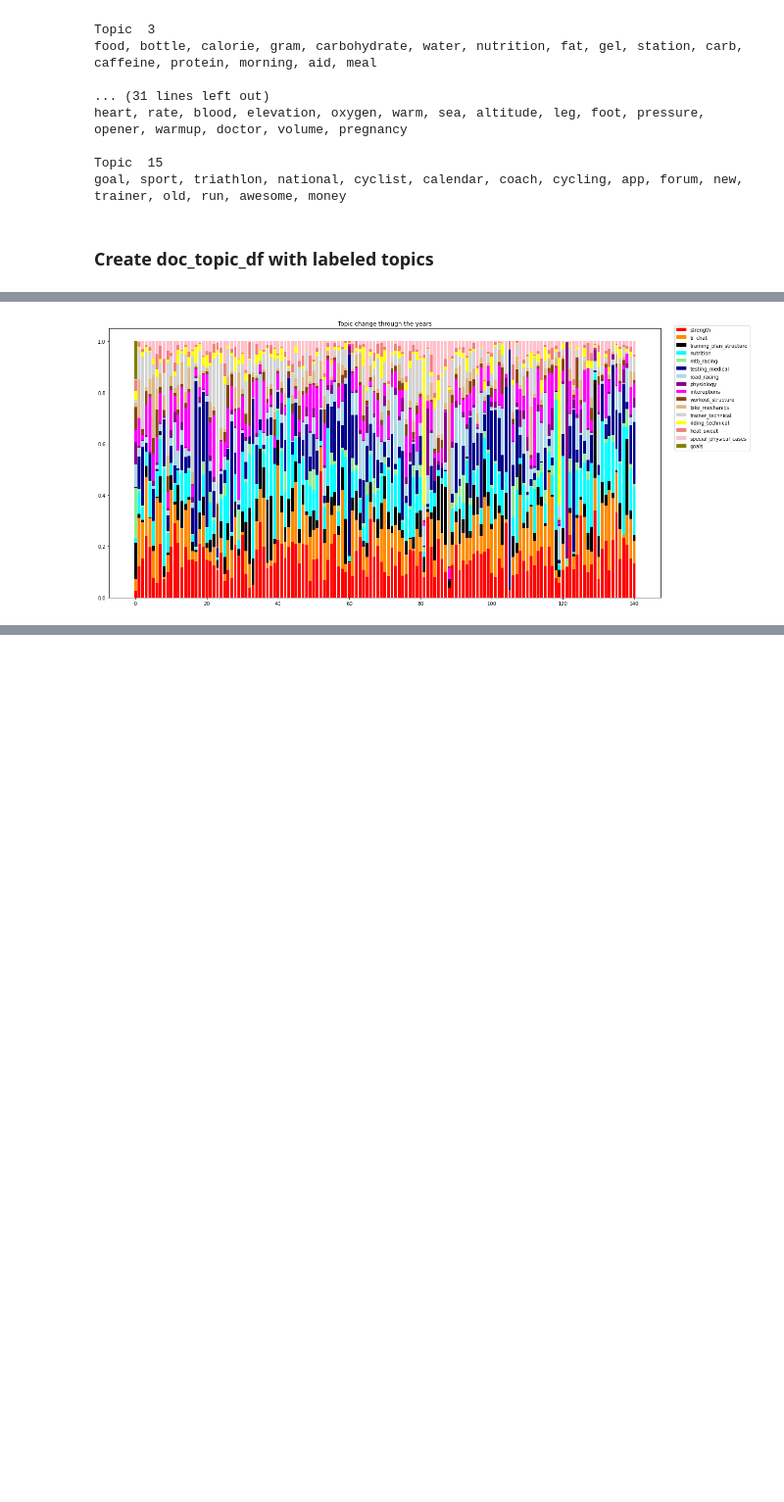
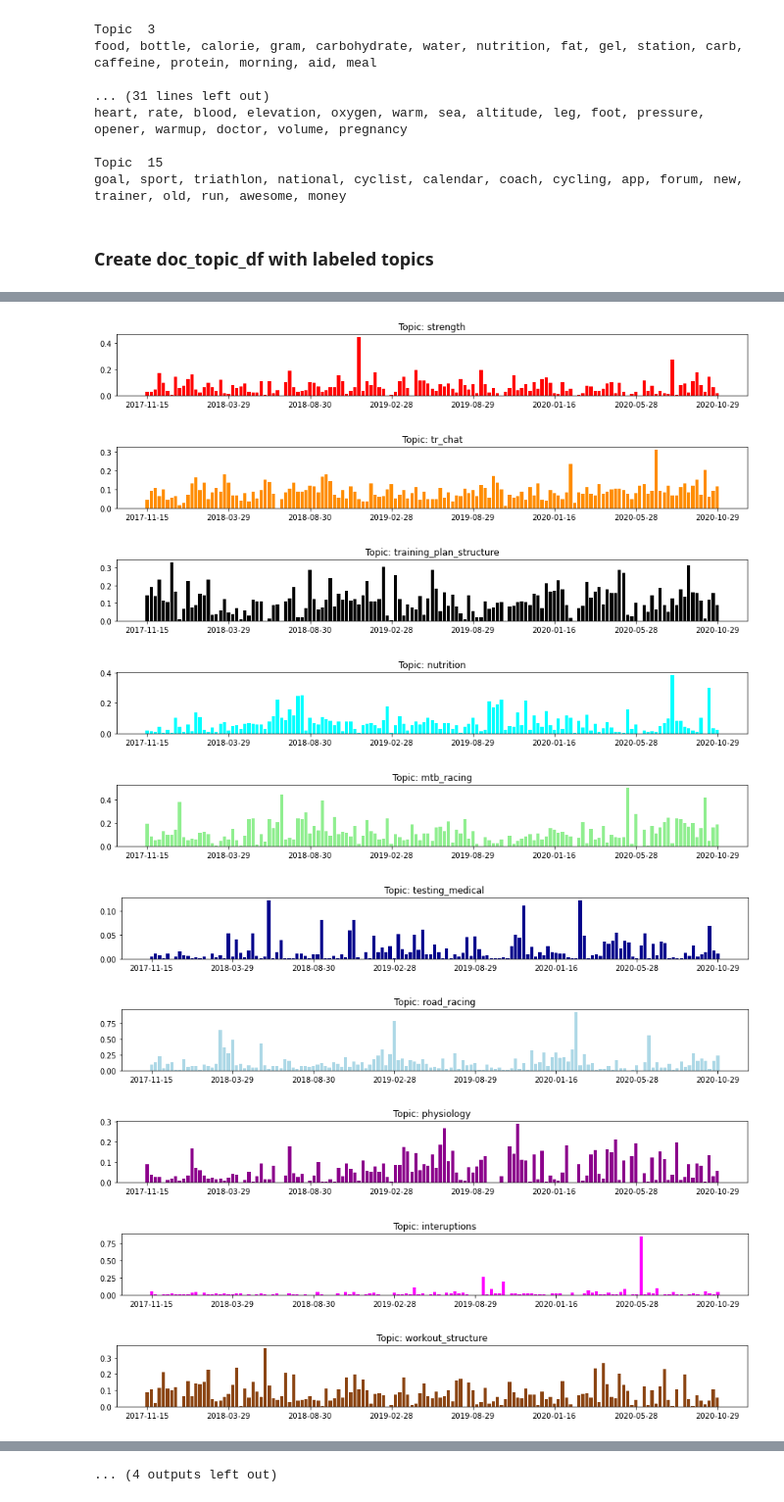
Before and after one commit to jpizzollo/NLP_Podcast, a Jupyter notebook: Topics_5min_Docs.ipynb, the cells around one changed output, grey strips where cells are left out. Shown: that part at 98% size. Cells and saved outputs as stored; diff of their text form; code cells hidden in the pictures; blank space fills up the shorter version.

```diff
--- a/Topics_5min_Docs.ipynb
+++ b/Topics_5min_Docs.ipynb
@@ -393,8 +308,0 @@ plt.title('ENVE Composites');
-# %%
-episode = 'xXXIACCJ2io'
-
-plt.figure(figsize=[15,5])
-for i in range(2,18):
-    x = doc_topic_df[doc_topic_df['episode']==episode].time
-    y = doc_topic_df[doc_topic_df['episode']==episode].iloc[:,i]
-    plt.plot(x,y, color = colors[i-2])
@@ -532,46 +351,32 @@ episodes_df
-# %%
-# Episode cumulative topics
-cum_ep_topics = ep_topic_df.copy()
-
-for i in range(len(cum_ep_topics.columns)):
-    if i == 0:
-        cum_ep_topics[cum_ep_topics.columns[i]] = cum_ep_topics.iloc[:,i]
-    else:
-        cum_ep_topics[cum_ep_topics.columns[i]] = cum_ep_topics.iloc[:,i] + cum_ep_topics.iloc[:,i-1]
 # %%
-plt.figure(figsize=[20,10])
-colors = ['red', 'darkorange', 'black', 'cyan', 'lightgreen', 'darkblue', 'lightblue', 'darkmagenta',\
-          'magenta', 'saddlebrown', 'burlywood', 'lightgray', 'yellow', 'lightcoral', 'pink', 'olive']
+dates = []
+for i in np.arange(0,141,20):
+    dates.append(episodes_df.date[i])
 
-topic_list = ['strength','tr_chat','training_plan_structure','nutrition',\
-              'mtb_racing','testing_medical','road_racing','physiology',\
-              'interuptions','workout_structure','bike_mechanics','trainer_technical',\
-              'riding_technical','heat_sweat','special_physical_cases','goals']
+for i in range(len(topic_list)):
+    plt.figure(figsize=[15,1.5])
+    colors = ['red', 'darkorange', 'black', 'cyan', 'lightgreen', 'darkblue', 'lightblue', 'darkmagenta',\
+              'magenta', 'saddlebrown', 'burlywood', 'lightgray', 'yellow', 'lightcoral', 'pink', 'olive']
 
-for episode in episodes_df.episode:
-    if episode == 'eWZVAazaDco':
+    topic_list = ['strength','tr_chat','training_plan_structure','nutrition',\
+                  'mtb_racing','testing_medical','road_racing','physiology',\
+                  'interuptions','workout_structure','bike_mechanics','trainer_technical',\
+                  'riding_technical','heat_sweat','special_physical_cases','goals']
+
+    for episode in episodes_df.episode:
         plt.bar(episodes_df[episodes_df['episode'] == episode].index,
-                ep_topic_df.loc[episode,'strength'],
-                color=colors[0],
-                label=topic_list[0])
-
-        for i in range(1,16):
-            plt.bar(episodes_df[episodes_df['episode'] == episode].index,
-                ep_topic_df.loc[episode][i],
-                bottom=cum_ep_topics.loc[episode][i-1],
-                color=colors[i],
-                label = topic_list[i])
-    else:
-        plt.bar(episodes_df[episodes_df['episode'] == episode].index,
-                ep_topic_df.loc[episode,'strength'],
-                color=colors[0])
-
-        for i in range(1,16):
-            plt.bar(episodes_df[episodes_df['episode'] == episode].index,
-                ep_topic_df.loc[episode][i],
-                bottom=cum_ep_topics.loc[episode][i-1],
-                color=colors[i-1])
-plt.legend(bbox_to_anchor=(1.02, 1.02))
-plt.title('Topic change through the years');
+                ep_topic_df.loc[episode,topic_list[i]],
+                color=colors[i])
+    plt.xticks(np.arange(0,141,20), dates)
+    plt.title('Topic: {}'.format(topic_list[i]));
 # %% [output]
-[figure, old version]
+[figure, new version]
+[figure, added]
+[figure, added]
+[figure, added]
+[figure, added]
+[figure, added]
+[figure, added]
+[figure, added]
+[figure, added]
+[figure, added]
@@ -577,0 +385 @@ plt.title('Topic change through the years');
+... (4 outputs left out)
```
Also changed, not shown: parts of 43 cells of this notebook.
